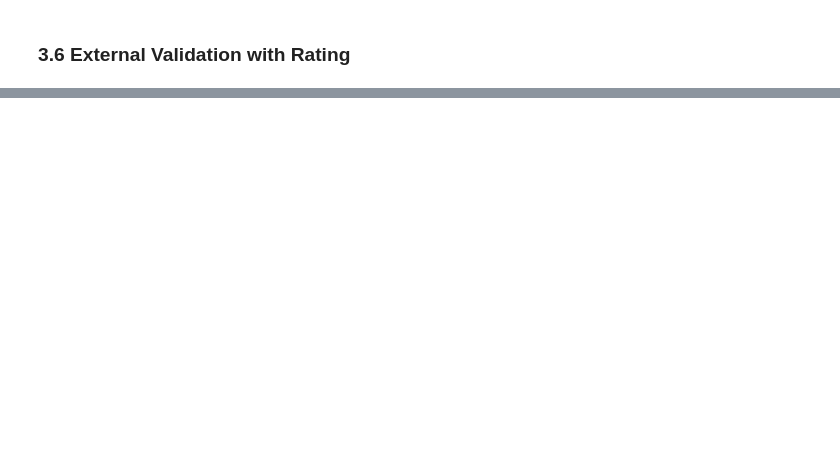
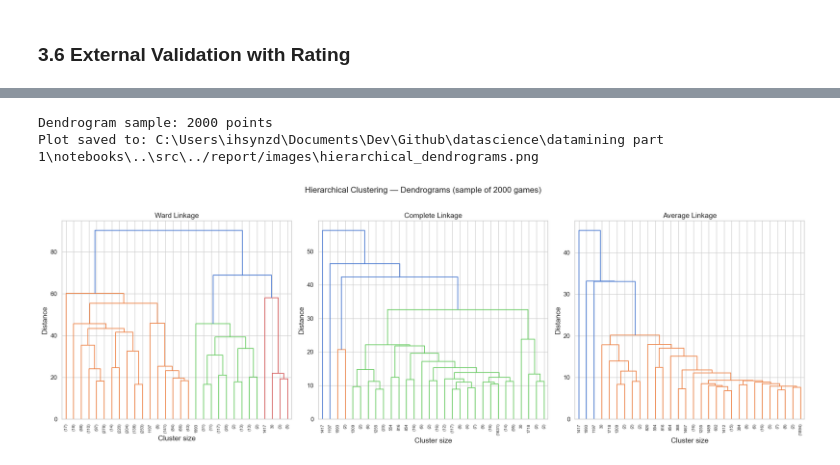
Before and after one commit to ihsynzd14/datamining_exam, a Jupyter notebook: datamining part 1/notebooks/02_clustering.ipynb, the cells around one changed output, grey strips where cells are left out. Saved outputs shown, nothing was run; the diff lists cells and outputs as text; code cells hidden in the pictures; blank space fills up the shorter version.

```diff
--- a/datamining part 1/notebooks/02_clustering.ipynb
+++ b/datamining part 1/notebooks/02_clustering.ipynb
@@ -507,0 +757,35 @@ This does not mean DBSCAN is a bad algorithm — it means the data structure in
+# %%
+from scipy.cluster.hierarchy import dendrogram, linkage
+from sklearn.cluster import AgglomerativeClustering
+
+# Sample for dendrograms (22k is too large for scipy linkage)
+np.random.seed(42)
+dend_sample_size = 2000
+dend_idx = np.random.choice(len(X_arr), size=dend_sample_size, replace=False)
+X_dend = X_arr[dend_idx]
+print(f"Dendrogram sample: {dend_sample_size} points")
+
+linkage_methods = ['ward', 'complete', 'average']
+
+fig, axes = plt.subplots(1, 3, figsize=(21, 7))
+linkage_matrices = {}
+
+for i, method in enumerate(linkage_methods):
+    Z = linkage(X_dend, method=method)
+    linkage_matrices[method] = Z
+    dendrogram(Z, ax=axes[i], truncate_mode='lastp', p=30,
+               leaf_rotation=90, leaf_font_size=8,
+               color_threshold=0.7 * max(Z[:, 2]))
+    axes[i].set_title(f'{method.capitalize()} Linkage', fontsize=14)
+    axes[i].set_xlabel('Cluster size')
+    axes[i].set_ylabel('Distance')
+
+plt.suptitle('Hierarchical Clustering — Dendrograms (sample of 2000 games)',
+             fontsize=16, y=1.02)
+plt.tight_layout()
+save_plot(fig, 'hierarchical_dendrograms.png')
+plt.show()
+# %% [output]
+Dendrogram sample: 2000 points
+Plot saved to: C:\Users\ihsynzd\Documents\Dev\Github\datascience\datamining part 1\notebooks\..\src\../report/images\hierarchical_dendrograms.png
+[figure, added]
```
Also changed, not shown: parts of 58 cells of this notebook, 10 other files.
